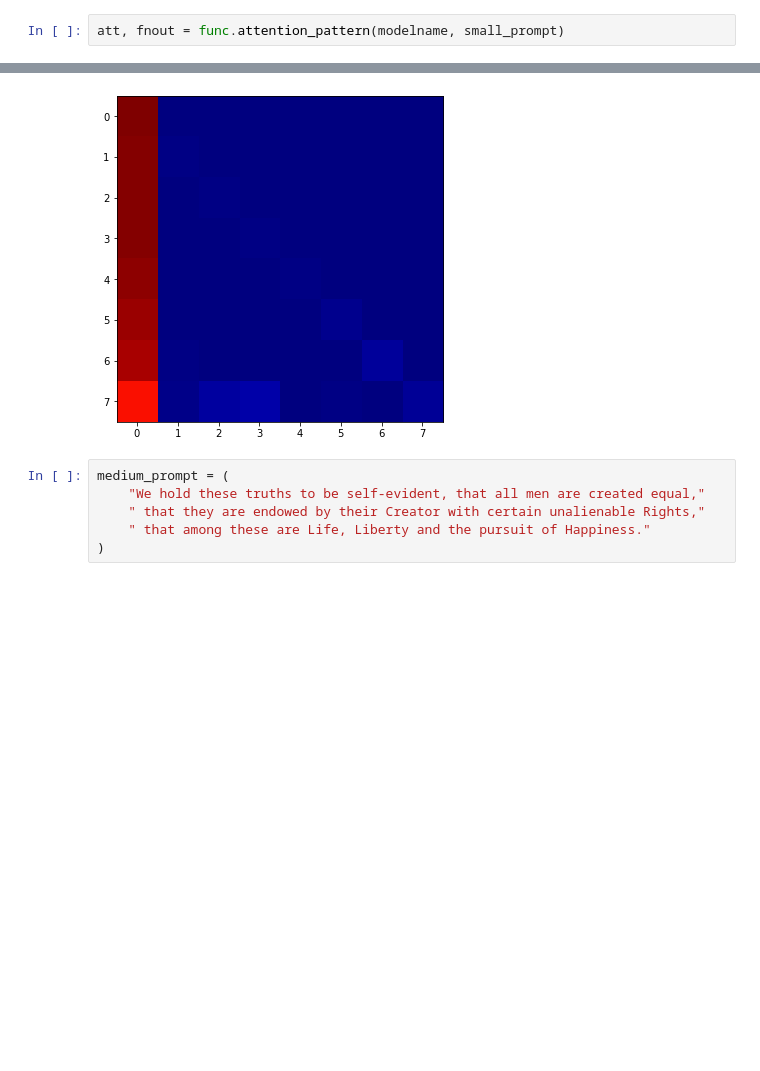
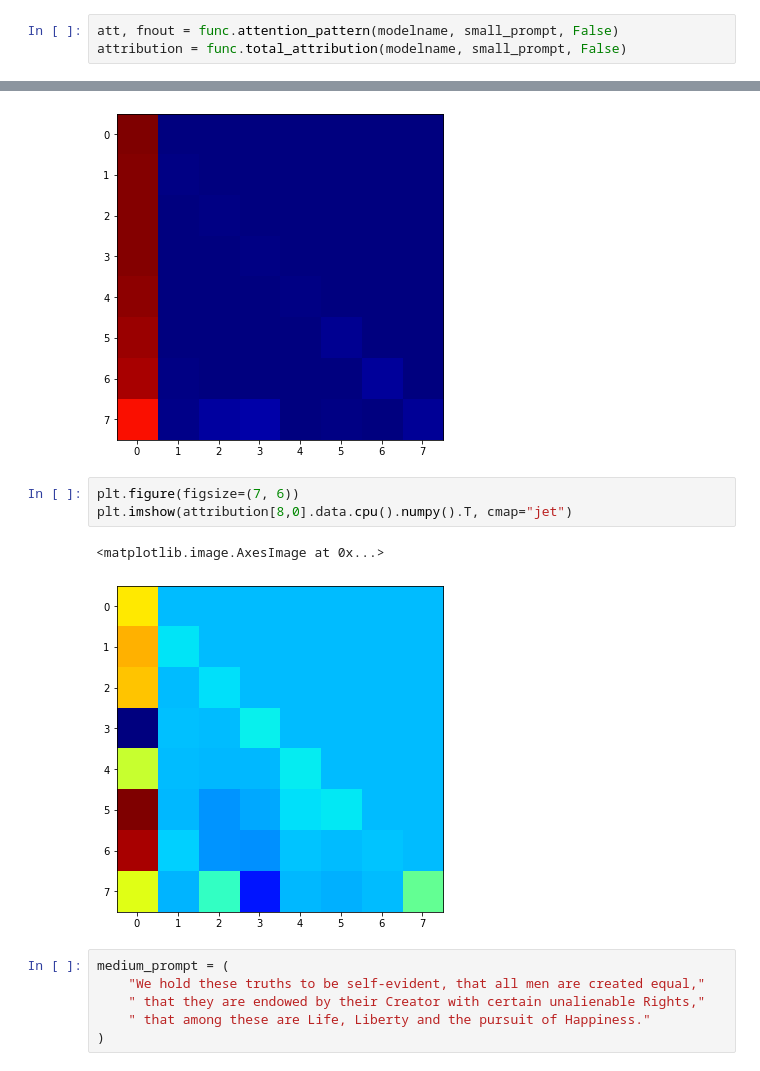
Before and after one commit to nicholasturner1/gpt-omics, a Jupyter notebook: notebooks/220905_attention_patterns.ipynb, the cells around one changed output, grey strips where cells are left out. Drawn from its saved outputs; the diff is of its cells as text; blank space fills up the shorter version.

Commit message:
feat: logit attribution fn

```diff
--- a/notebooks/220905_attention_patterns.ipynb
+++ b/notebooks/220905_attention_patterns.ipynb
@@ -16,4 +16,5 @@ modelname = "EleutherAI/gpt-neo-125M"
 # %%
 small_prompt = "The quick brown fox jumped over the lazy"
 # %%
-att, fnout = func.attention_pattern(modelname, small_prompt)
+att, fnout = func.attention_pattern(modelname, small_prompt, False)
+attribution = func.total_attribution(modelname, small_prompt, False)
@@ -23,6 +42,12 @@ plt.imshow(att[8][0, 1, :, :].data.cpu().numpy(), cmap="jet")
 # %% [output]
 <matplotlib.image.AxesImage at 0x...>
 [figure]
+# %%
+plt.figure(figsize=(7, 6))
+plt.imshow(attribution[8,0].data.cpu().numpy().T, cmap="jet")
+# %% [output]
+<matplotlib.image.AxesImage at 0x...>
+[figure, added]
 # %%
 medium_prompt = (
     "We hold these truths to be self-evident, that all men are created equal,"
```
Also changed, not shown: parts of 4 cells of this notebook, 1 other file.
